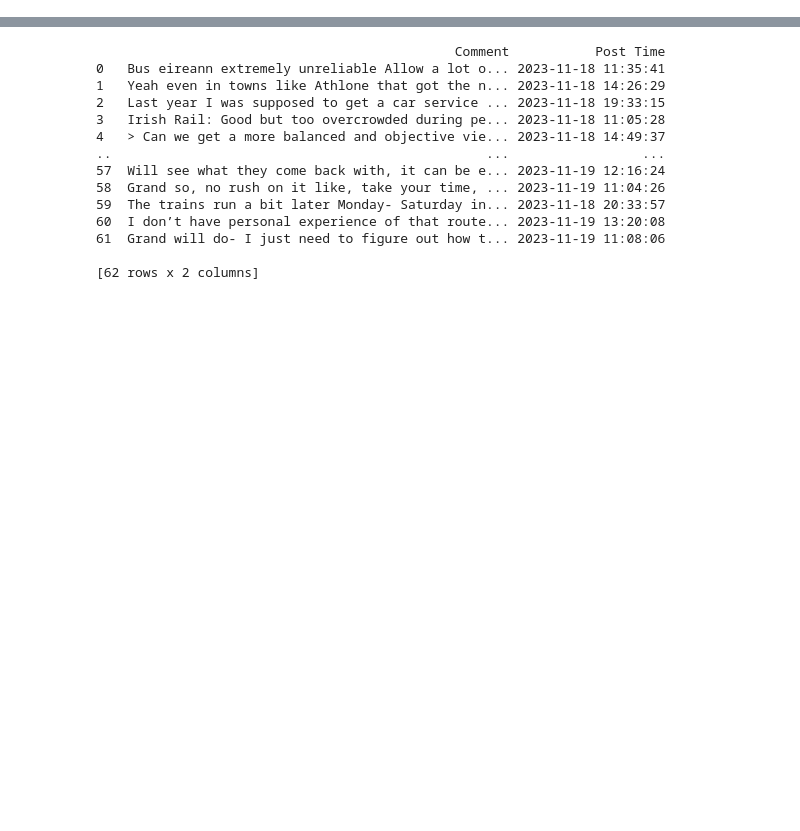
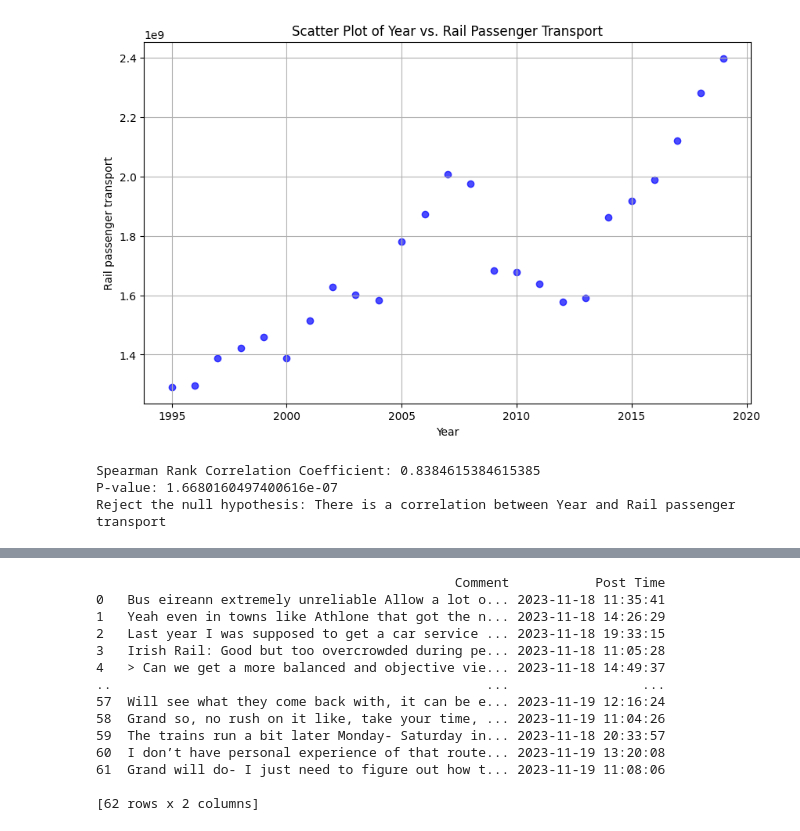
Before and after one commit to ZheLuo2023/CA2, a Jupyter notebook: Untitled1.ipynb, the cells around one changed output, grey strips where cells are left out. Drawn from its saved outputs; the diff is of its cells as text; code cells hidden in the pictures; blank space fills up the shorter version.

```diff
--- a/Untitled1.ipynb
+++ b/Untitled1.ipynb
@@ -592,4 +1185,4 @@ df5
 # %%
-GDP_per_head= pd.read_csv("GDP per head of population.csv")
+GDP_per_head= pd.read_csv("GDP per head of population_USD, constant prices, 2015 PPPs.csv")
 # %%
 GDP_per_head.head()
@@ -612,0 +1261,17 @@ combined_df
+# %%
+# Define the exchange rate for 2015 (1 USD to Euro rate for 2015)
+exchange_rate_2015 = 0.92  # Replace this with the actual exchange rate if needed
+
+# Modify column names and units
+combined_df['Total rail freight transport'] = combined_df['Total rail freight transport(M)']*1e6  # Convert from thousands to 1 unit
+combined_df['Rail passenger transport'] = combined_df['Rail passenger transport(M)']*1e6  # Convert from thousands to 1 unit
+combined_df['GDP_per_head(Euro)'] = combined_df['GDP_per_head(USD)'] * exchange_rate_2015
+combined_df['population'] = combined_df['population(thousands)'] * 1e3  # Convert from thousands to 1 unit
+
+# Drop the original columns
+combined_df.drop(['Total rail freight transport(M)', 'Rail passenger transport(M)', 'GDP_per_head(USD)', 'population(thousands)'], axis=1, inplace=True)
+
+# Print the modified dataset
+# %%
+combined_df= combined_df[combined_df['Year'] <= 2019]
+combined_df
@@ -612,0 +1334,37 @@ combined_df
+# %%
+from scipy.stats import spearmanr
+
+# Assuming your data is stored in a DataFrame named "combined_df"
+ireland_data = combined_df[combined_df['Country'] == "Ireland"]
+
+# Create a scatter plot
+plt.figure(figsize=(10, 6))
+plt.scatter(ireland_data['Year'], ireland_data['Rail passenger transport'], c='blue', alpha=0.7)
+
+# Add title and labels
+plt.title("Scatter Plot of Year vs. Rail Passenger Transport")
+plt.xlabel("Year")
+plt.ylabel('Rail passenger transport')
+
+# Display the plot
+plt.grid(True)
+plt.show()
+
+# Perform the Spearman rank correlation coefficient hypothesis test
+corr_coefficient, p_value = spearmanr(ireland_data['Year'], ireland_data['Rail passenger transport'])
+
+# Print the correlation coefficient and p-value
+print(f"Spearman Rank Correlation Coefficient: {corr_coefficient}")
+print(f"P-value: {p_value}")
+
+# Set the significance level (usually 0.05) and check if the p-value is less than the significance level
+alpha = 0.05
+if p_value < alpha:
+    print("Reject the null hypothesis: There is a correlation between Year and Rail passenger transport")
+else:
+    print("Fail to reject the null hypothesis: There is not enough evidence to conclude a correlation between Year and Rail passenger transport")
+# %% [output]
+[figure, added]
+Spearman Rank Correlation Coefficient: 0.8384615384615385
+P-value: 1.6680160497400616e-07
+Reject the null hypothesis: There is a correlation between Year and Rail passenger transport
```
Also changed, not shown: parts of 87 cells of this notebook, 2 other files.
